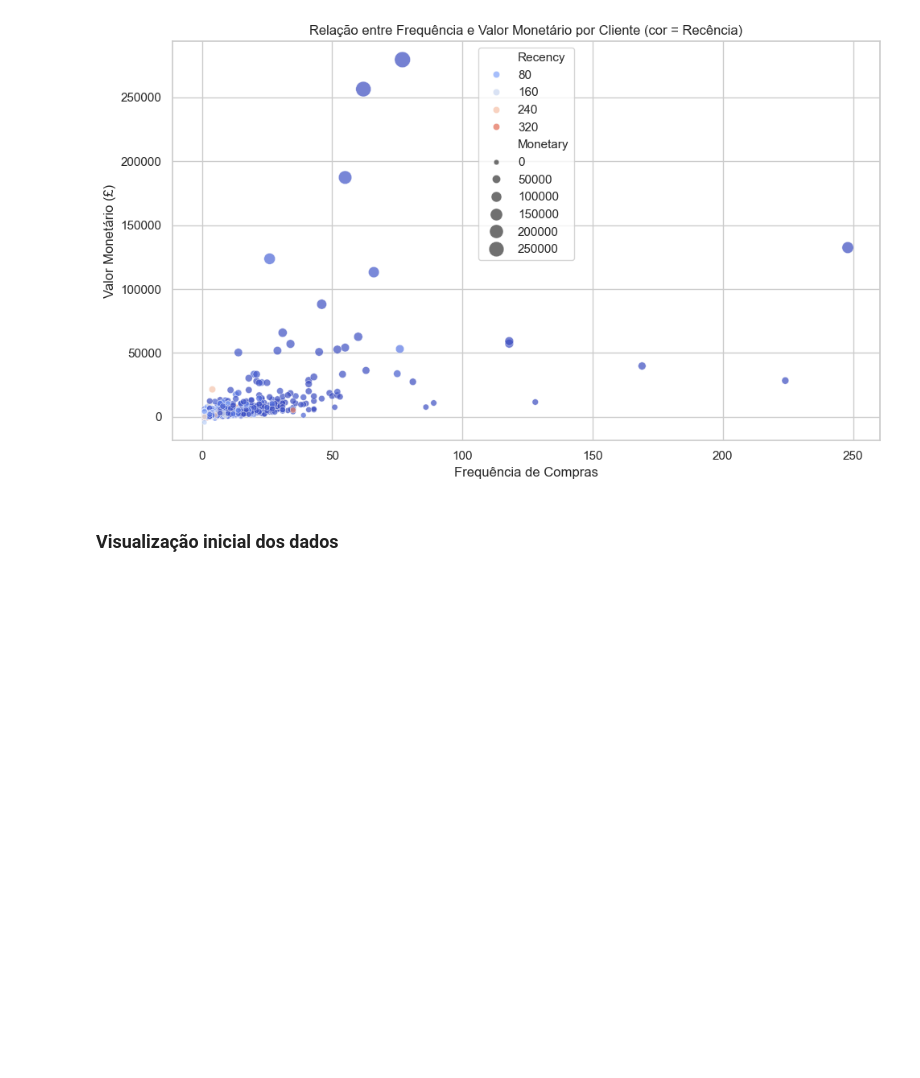
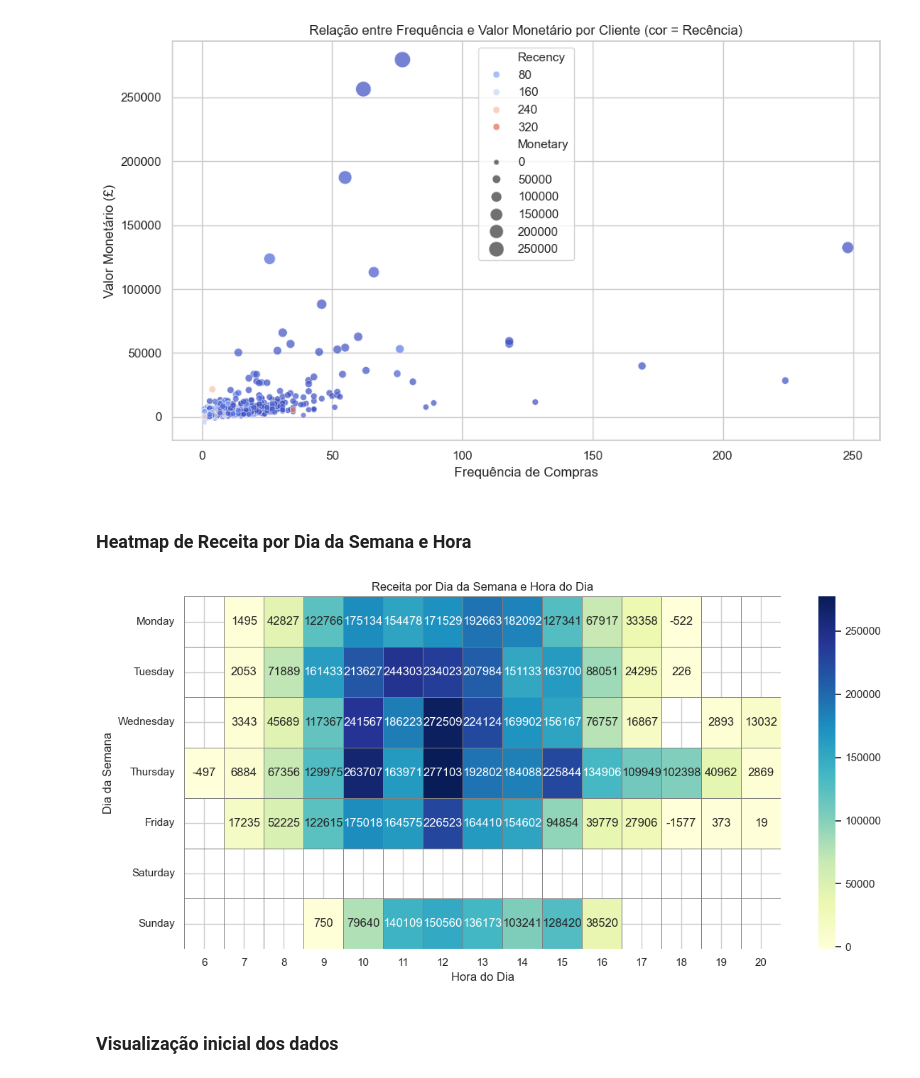
Before and after one commit to P-Lage/analise-vendas-ecommerce, a Jupyter notebook: analise-exploratoria.ipynb, the cells around one changed output. Saved outputs shown, nothing was run; the diff lists cells and outputs as text; code cells hidden in the pictures; blank space fills up the shorter version.

Commit message:
feat: adiciona heatmap de receita por dia da semana e hora do dia

```diff
--- a/analise-exploratoria.ipynb
+++ b/analise-exploratoria.ipynb
@@ -113,6 +113,39 @@ plt.savefig("imagens/rfm_scatter.png", dpi=300)
 plt.show()
 # %% [output]
 [figure]
+# %% [markdown]
+### Heatmap de Receita por Dia da Semana e Hora
+# %%
+df["DiaSemana"] = df["InvoiceDate"].dt.day_name()
+df["Hora"] = df["InvoiceDate"].dt.hour
+
+pivot_heatmap = df.pivot_table(
+    values="TotalValue",
+    index="DiaSemana",
+    columns="Hora",
+    aggfunc="sum"
+)
+
+dias_ordem = ["Monday", "Tuesday", "Wednesday", "Thursday", "Friday", "Saturday", "Sunday"]
+pivot_heatmap = pivot_heatmap.reindex(dias_ordem)
+# %%
+plt.figure(figsize=(12,6))
+sns.heatmap(
+    pivot_heatmap,
+    cmap="YlGnBu",
+    linewidths=.5,
+    linecolor="gray",
+    annot=True,
+    fmt=".0f"
+)
+plt.title("Receita por Dia da Semana e Hora do Dia")
+plt.xlabel("Hora do Dia")
+plt.ylabel("Dia da Semana")
+plt.tight_layout()
+plt.savefig("imagens/heatmap_dia_hora.png", dpi=300)
+plt.show()
+# %% [output]
+[figure, added]
 # %% [markdown]
 ### Visualização inicial dos dados
 # %%
```
